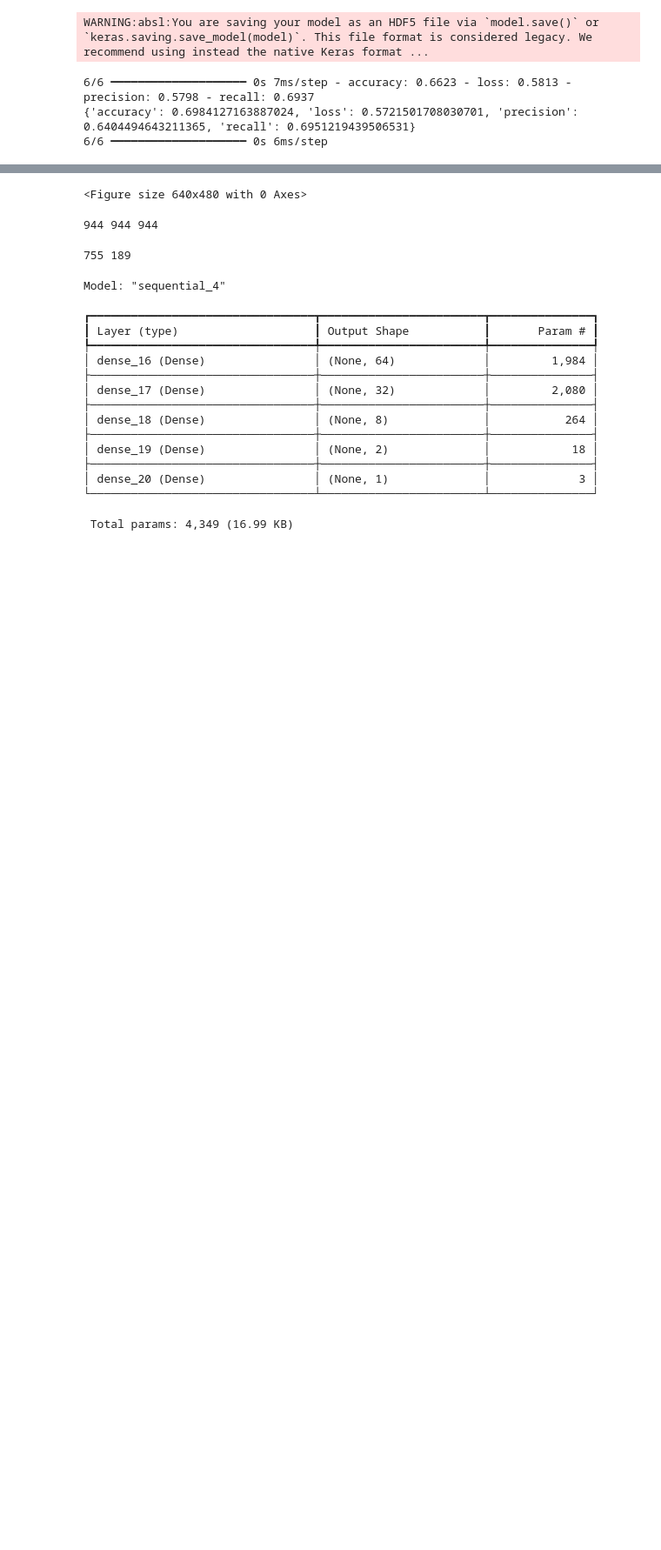
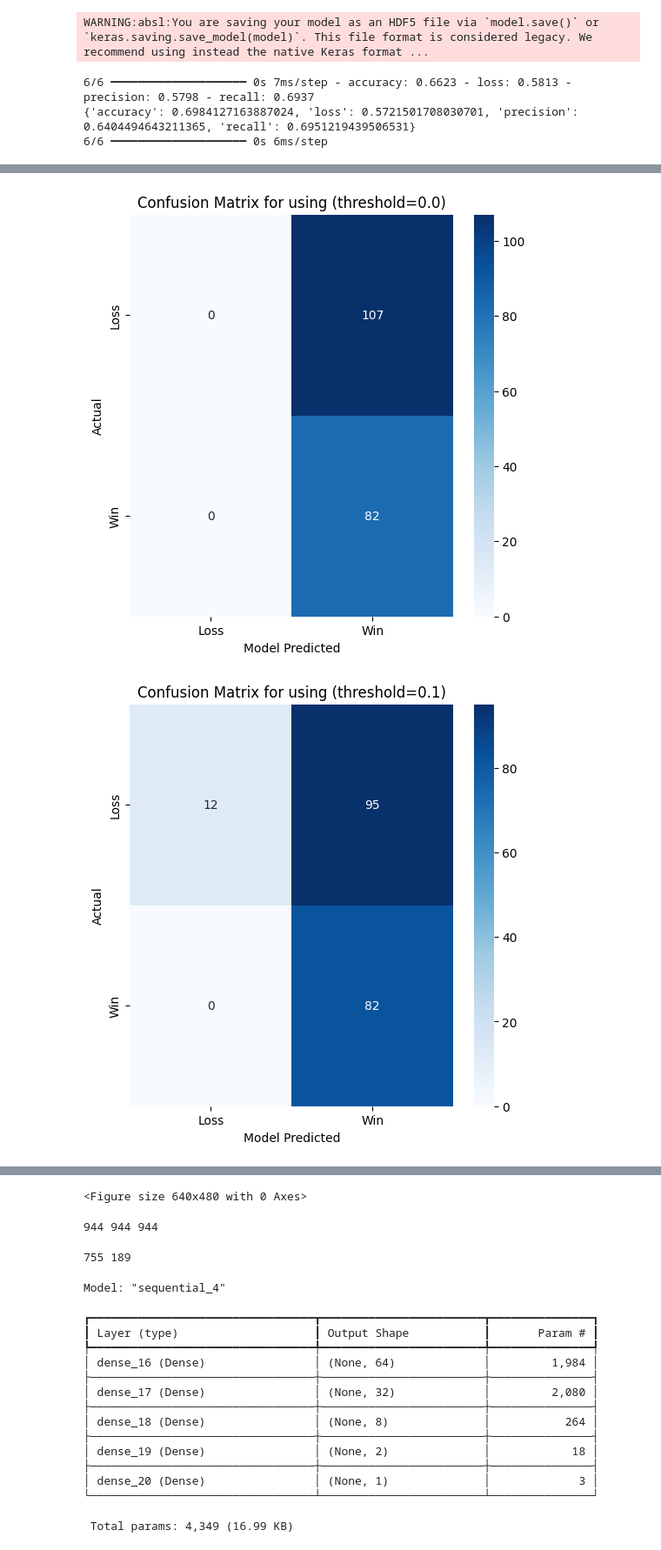
Before and after one commit to srikharpadmanabhan/mm-data-analysis-final-project, a Jupyter notebook: GenerateRegressionsAndMLModels.ipynb, the cells around one changed output, grey strips where cells are left out. Shown: that part at 87% size. Cells and saved outputs as stored; diff of their text form; code cells hidden in the pictures; blank space fills up the shorter version.

Commit message:
added new confusion matrix files + fixed rebounding timeline

```diff
--- a/GenerateRegressionsAndMLModels.ipynb
+++ b/GenerateRegressionsAndMLModels.ipynb
@@ -289,3 +304,22 @@ WARNING:absl:You are saving your model as an HDF5 file via `model.save()` or `ke
 6/6 ━━━━━━━━━━━━━━━━━━━━ 0s 7ms/step - accuracy: 0.6623 - loss: 0.5813 - precision: 0.5798 - recall: 0.6937
 {'accuracy': 0.6984127163887024, 'loss': 0.5721501708030701, 'precision': 0.6404494643211365, 'recall': 0.6951219439506531}
 6/6 ━━━━━━━━━━━━━━━━━━━━ 0s 6ms/step
+# %%
+%pip install seaborn
+import seaborn as sns
+from sklearn.metrics import confusion_matrix
+
+def generate_confusion_matrix(y_true_vals, y_prob_vals, model_name, threshold=0.5):
+
+    #Convert to predictions
+    y_pred_vals = (y_prob_vals > threshold).astype(int)
+
+    cm = confusion_matrix(y_true_vals, y_pred_vals)
+
+    # Plot the confusion matrix
+    plt.figure(figsize=(6, 6))
+    sns.heatmap(cm, annot=True, fmt="d", cmap="Blues", xticklabels=["Loss", "Win"], yticklabels=["Loss", "Win"])
+    plt.xlabel('Model Predicted')
+    plt.ylabel('Actual')
+    plt.title(f'Confusion Matrix for using (threshold={threshold})')
+    plt.savefig(f'confusion_matrices/Confusion Matrix for Model ({model_name}) using (threshold={threshold}).png')
@@ -291,0 +346,7 @@ WARNING:absl:You are saving your model as an HDF5 file via `model.save()` or `ke
+# %%
+#Generate confusion matrices for each threshold
+for num in range(0,11):
+    generate_confusion_matrix(y_test, test_probabilities, model_name="3", threshold=num/10)
+# %% [output]
+[figure, added]
+[figure, added]
```
Also changed, not shown: parts of 5 cells of this notebook, 17 other files.
